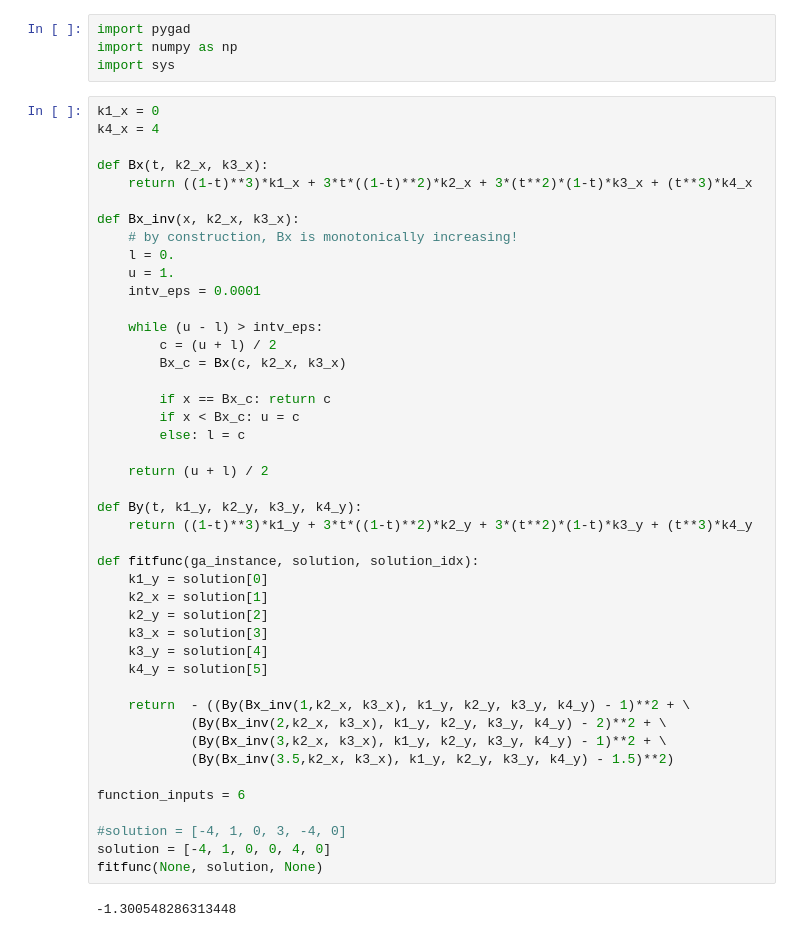
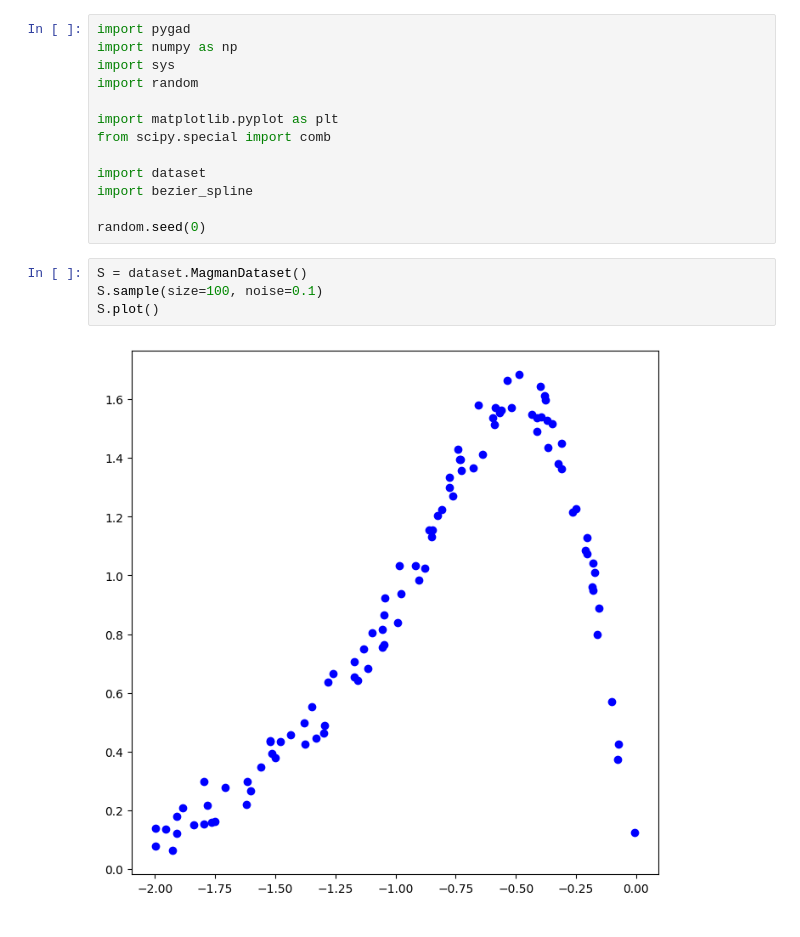
Before and after one commit to AgostinoRizzo/genpro, a Jupyter notebook: bezier-spline-ga.ipynb, the cells around one changed output. Cells and saved outputs as stored; diff of their text form.

```diff
--- a/bezier-spline-ga.ipynb
+++ b/bezier-spline-ga.ipynb
@@ -2,49 +2,18 @@
 import pygad
 import numpy as np
 import sys
+import random
+
+import matplotlib.pyplot as plt
+from scipy.special import comb
+
+import dataset
+import bezier_spline
+
+random.seed(0)
-# %%
-k1_x = 0
-k4_x = 4
-
-def Bx(t, k2_x, k3_x):
-    return ((1-t)**3)*k1_x + 3*t*((1-t)**2)*k2_x + 3*(t**2)*(1-t)*k3_x + (t**3)*k4_x
-
-def Bx_inv(x, k2_x, k3_x):
-    # by construction, Bx is monotonically increasing!
-    l = 0.
-    u = 1.
-    intv_eps = 0.0001
-
-    while (u - l) > intv_eps:
-        c = (u + l) / 2
-        Bx_c = Bx(c, k2_x, k3_x)
-
-        if x == Bx_c: return c
-        if x < Bx_c: u = c
-        else: l = c
-
-    return (u + l) / 2
-
-def By(t, k1_y, k2_y, k3_y, k4_y):
-    return ((1-t)**3)*k1_y + 3*t*((1-t)**2)*k2_y + 3*(t**2)*(1-t)*k3_y + (t**3)*k4_y
-
-def fitfunc(ga_instance, solution, solution_idx):
-    k1_y = solution[0]
-    k2_x = solution[1]
-    k2_y = solution[2]
-    k3_x = solution[3]
-    k3_y = solution[4]
-    k4_y = solution[5]
-
-    return  - ((By(Bx_inv(1,k2_x, k3_x), k1_y, k2_y, k3_y, k4_y) - 1)**2 + \
-            (By(Bx_inv(2,k2_x, k3_x), k1_y, k2_y, k3_y, k4_y) - 2)**2 + \
-            (By(Bx_inv(3,k2_x, k3_x), k1_y, k2_y, k3_y, k4_y) - 1)**2 + \
-            (By(Bx_inv(3.5,k2_x, k3_x), k1_y, k2_y, k3_y, k4_y) - 1.5)**2)
-
-function_inputs = 6
-
-#solution = [-4, 1, 0, 3, -4, 0]
-solution = [-4, 1, 0, 0, 4, 0]
-fitfunc(None, solution, None)
-# %% [output]
--1.300548286313448
+# %%
+S = dataset.MagmanDataset()
+S.sample(size=100, noise=0.1)
+S.plot()
+# %% [output]
+[figure, added]
```
Also changed, not shown: parts of 6 cells of this notebook, 2 other files.
